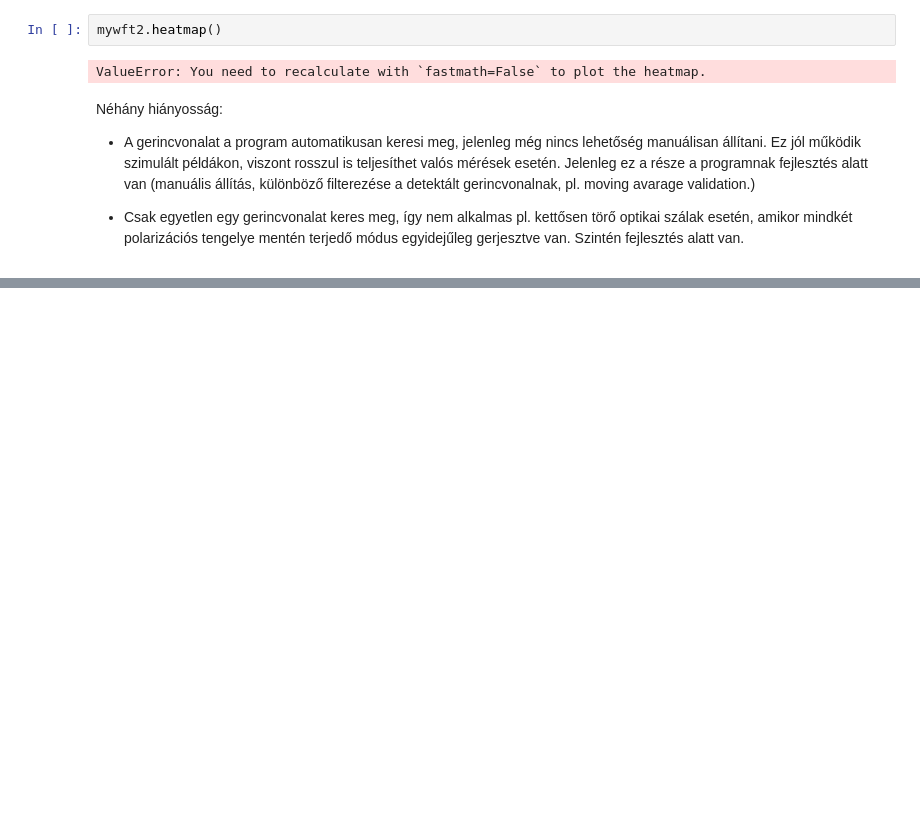
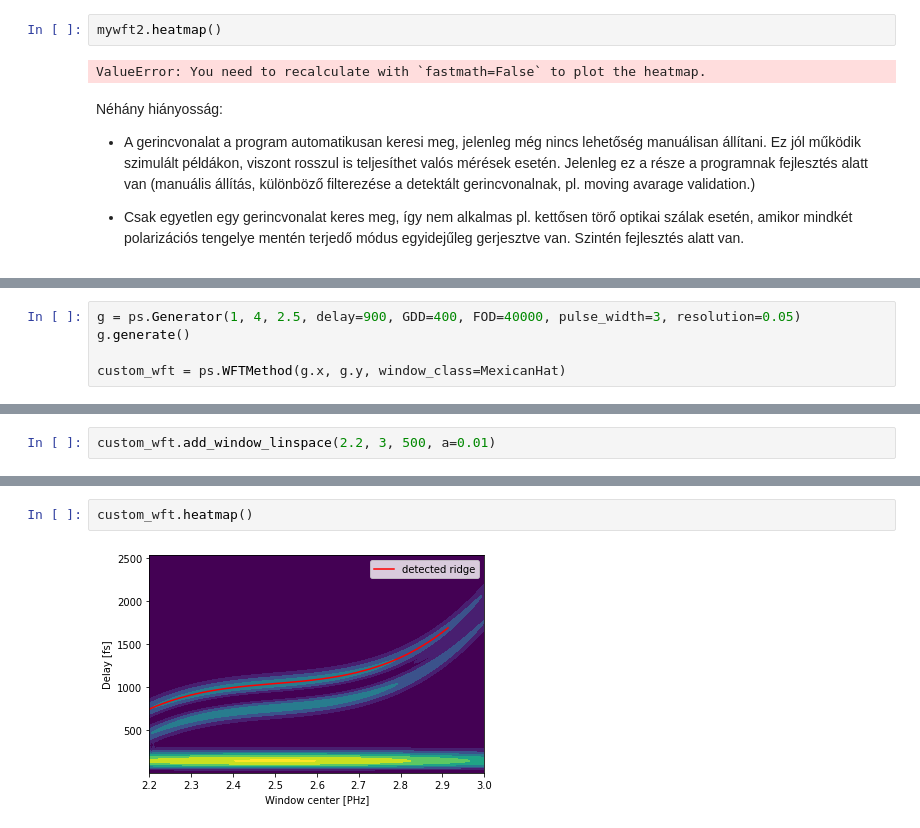
Before and after one commit to Ptrskay3/PySprint, a Jupyter notebook: doc/hu_wft.ipynb, the cells around one changed output, grey strips where cells are left out. Saved outputs shown, nothing was run; the diff lists cells and outputs as text; blank space fills up the shorter version.

```diff
--- a/doc/hu_wft.ipynb
+++ b/doc/hu_wft.ipynb
@@ -123,0 +204,5 @@ Néhány hiányosság:
+# %%
+g = ps.Generator(1, 4, 2.5, delay=900, GDD=400, FOD=40000, pulse_width=3, resolution=0.05)
+g.generate()
+
+custom_wft = ps.WFTMethod(g.x, g.y, window_class=MexicanHat)
@@ -123,0 +211,2 @@ Néhány hiányosság:
+# %%
+custom_wft.add_window_linspace(2.2, 3, 500, a=0.01)
@@ -123,0 +224,4 @@ Néhány hiányosság:
+# %%
+custom_wft.heatmap()
+# %% [output]
+[figure, added]
```
Also changed, not shown: parts of 13 cells of this notebook, 3 other files.
